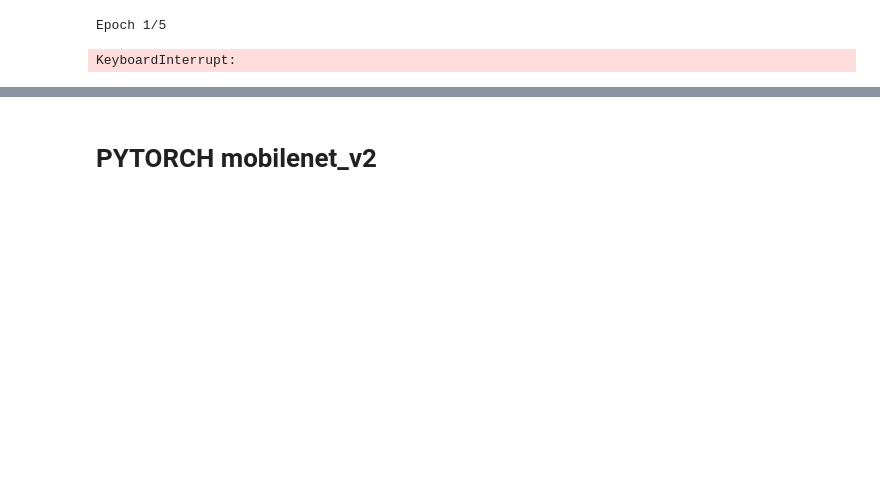
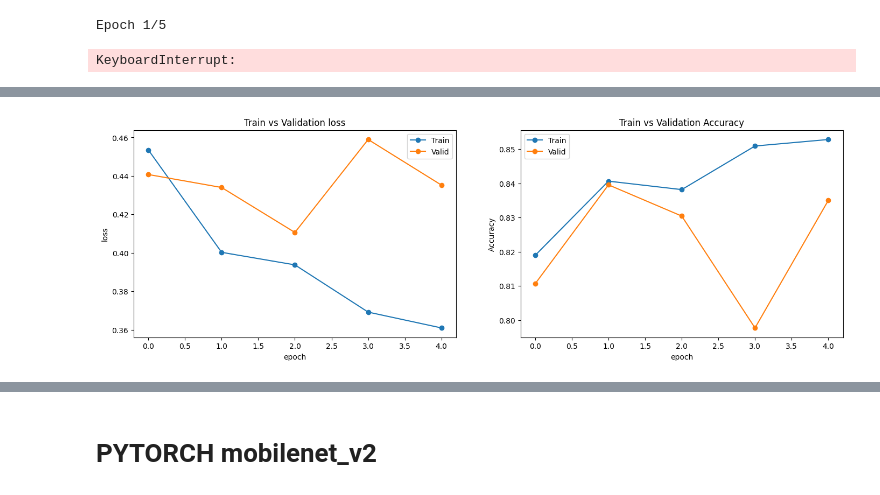
Before and after one commit to arsenilsina/ChestXRay-Classifier, a Jupyter notebook: nih_chest_xray.ipynb, the cells around one changed output, grey strips where cells are left out. Drawn from its saved outputs; the diff is of its cells as text; code cells hidden in the pictures; blank space fills up the shorter version.

```diff
--- a/nih_chest_xray.ipynb
+++ b/nih_chest_xray.ipynb
@@ -441,0 +899,3 @@ KeyboardInterrupt:
+# %%
+dataloaders = {'train': train_loader, 'test': test_loader}
+model_augmented, metrics_augmented = train_model(model, dataloaders, criterion, optimizer, num_epochs=5, device=device)
@@ -441,0 +923,22 @@ KeyboardInterrupt:
+# %%
+plt.figure(figsize=(17,5))
+plt.subplot(121)
+plt.plot(metrics_augmented['train_loss'],'-o')
+plt.plot(metrics_augmented['test_loss'],'-o')
+plt.xlabel('epoch')
+plt.ylabel('loss')
+plt.legend(['Train','Valid'])
+plt.title('Train vs Validation loss')
+
+plt.subplot(122)
+plt.plot(metrics_augmented['train_accuracy'],'-o')
+plt.plot(metrics_augmented['test_accuracy'],'-o')
+plt.xlabel('epoch')
+plt.ylabel('Accuracy')
+plt.legend(['Train','Valid'])
+plt.title('Train vs Validation Accuracy')
+
+
+plt.show()
+# %% [output]
+[figure, added]
```
Also changed, not shown: parts of 71 cells of this notebook.
